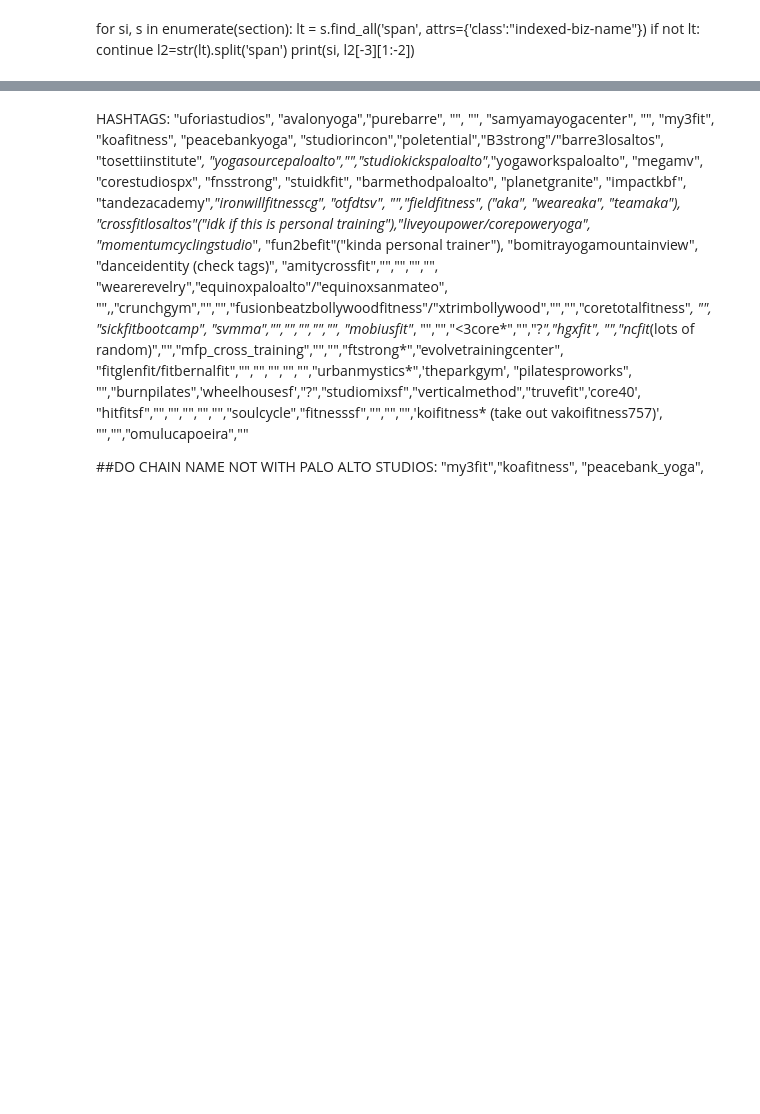
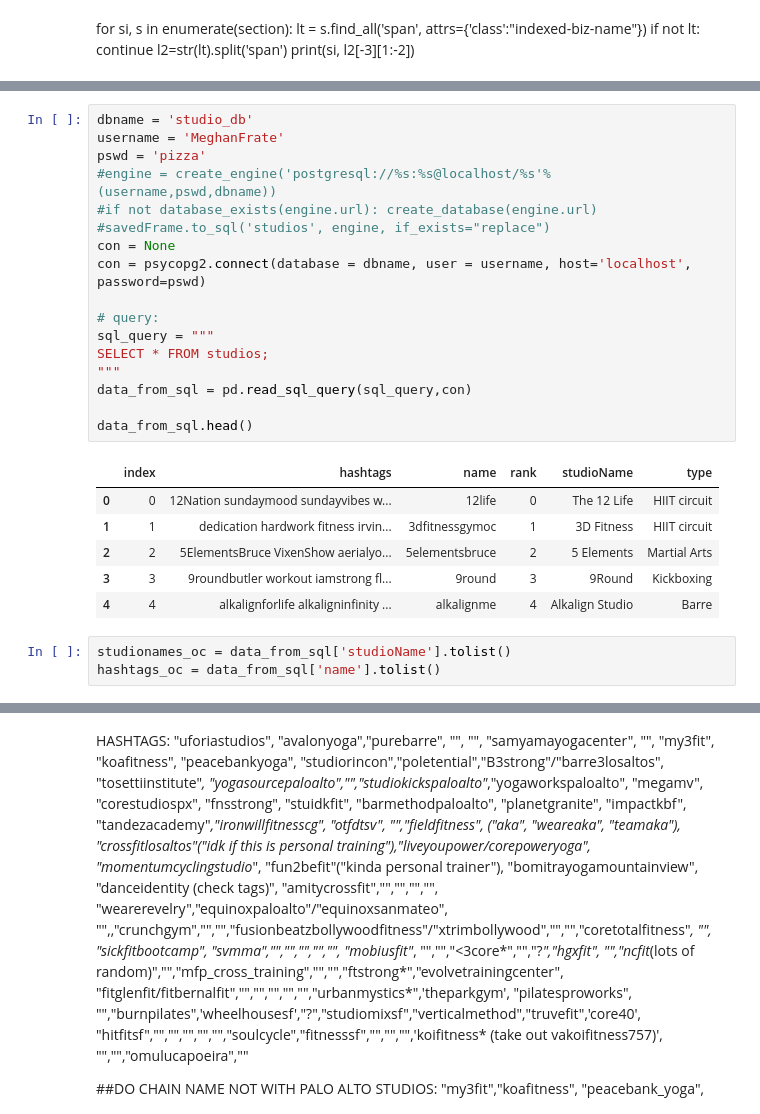
Before and after one commit to mfrate28/Insight, a Jupyter notebook: ScrapingWebpageDescriptions.ipynb, the cells around one changed output, grey strips where cells are left out. Cells and saved outputs as stored; diff of their text form; blank space fills up the shorter version.

```diff
--- a/ScrapingWebpageDescriptions.ipynb
+++ b/ScrapingWebpageDescriptions.ipynb
@@ -205,0 +543,27 @@ dict_keys(['Uforia Studios', 'Avalon Yoga International, Inc.', 'Pure Barre - Pa
+# %%
+dbname = 'studio_db'
+username = 'MeghanFrate'
+pswd = 'pizza'
+#engine = create_engine('postgresql://%s:%s@localhost/%s'%(username,pswd,dbname))
+#if not database_exists(engine.url): create_database(engine.url)
+#savedFrame.to_sql('studios', engine, if_exists="replace")
+con = None
+con = psycopg2.connect(database = dbname, user = username, host='localhost', password=pswd)
+
+# query:
+sql_query = """
+SELECT * FROM studios;
+"""
+data_from_sql = pd.read_sql_query(sql_query,con)
+
+data_from_sql.head()
+# %% [output]
+|  | index | hashtags | name | rank | studioName | type |
+| 0 | 0 | 12Nation sundaymood sundayvibes w... | 12life | 0 | The 12 Life | HIIT circuit |
+| 1 | 1 | dedication hardwork fitness irvin... | 3dfitnessgymoc | 1 | 3D Fitness | HIIT circuit |
+| 2 | 2 | 5ElementsBruce VixenShow aerialyo... | 5elementsbruce | 2 | 5 Elements | Martial Arts |
+| 3 | 3 | 9roundbutler workout iamstrong fl... | 9round | 3 | 9Round | Kickboxing |
+| 4 | 4 | alkalignforlife alkaligninfinity ... | alkalignme | 4 | Alkalign Studio | Barre |
+# %%
+studionames_oc = data_from_sql['studioName'].tolist()
+hashtags_oc = data_from_sql['name'].tolist()
```
Also changed, not shown: parts of 37 cells of this notebook.
